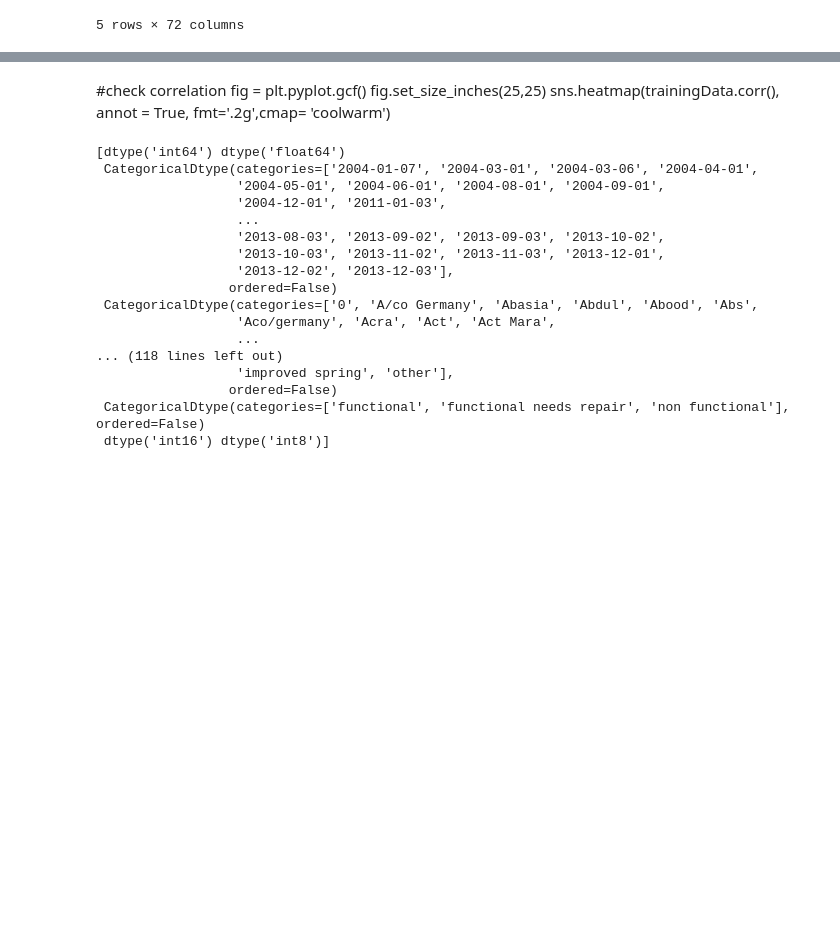
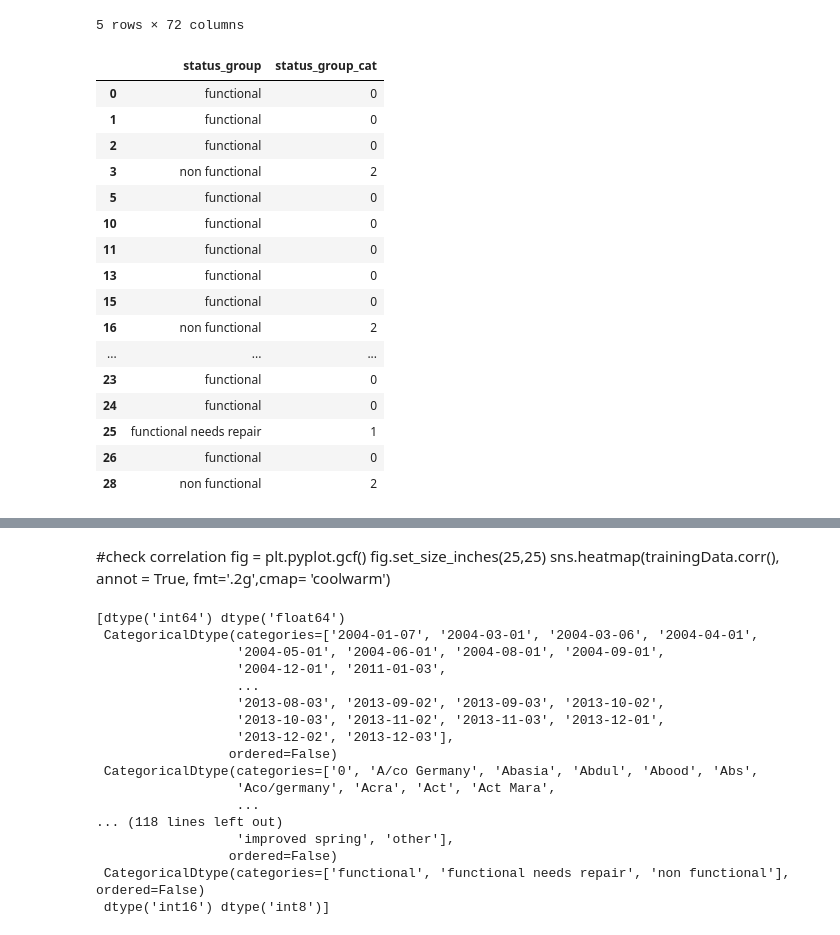
Before and after one commit to ggrotewold/PumpItUp, a Jupyter notebook: PumpItUp.ipynb, the cells around one changed output, grey strips where cells are left out. Saved outputs shown, nothing was run; the diff lists cells and outputs as text; code cells hidden in the pictures; blank space fills up the shorter version.

```diff
--- a/PumpItUp.ipynb
+++ b/PumpItUp.ipynb
@@ -47,6 +47,26 @@ trainingData.head()
 | 3 | 67743 | 0.0 | 2013-01-28 | Unicef | 263 | UNICEF | 38.486161 | -11.155298 | Zahanati Ya Nanyumbu | ... |
 | 5 | 9944 | 20.0 | 2011-03-13 | Mkinga Distric Coun | 0 | DWE | 39.172796 | -4.765587 | Tajiri | ... |
 5 rows × 72 columns
+# %%
+trainingData[['status_group','status_group_cat']].head(20)
+# %% [output]
+|  | status_group | status_group_cat |
+| 0 | functional | 0 |
+| 1 | functional | 0 |
+| 2 | functional | 0 |
+| 3 | non functional | 2 |
+| 5 | functional | 0 |
+| 10 | functional | 0 |
+| 11 | functional | 0 |
+| 13 | functional | 0 |
+| 15 | functional | 0 |
+| 16 | non functional | 2 |
+| ... | ... | ... |
+| 23 | functional | 0 |
+| 24 | functional | 0 |
+| 25 | functional needs repair | 1 |
+| 26 | functional | 0 |
+| 28 | non functional | 2 |
 # %%
 # Describe data
 trainingData.describe()
```
Also changed, not shown: parts of 9 cells of this notebook.
